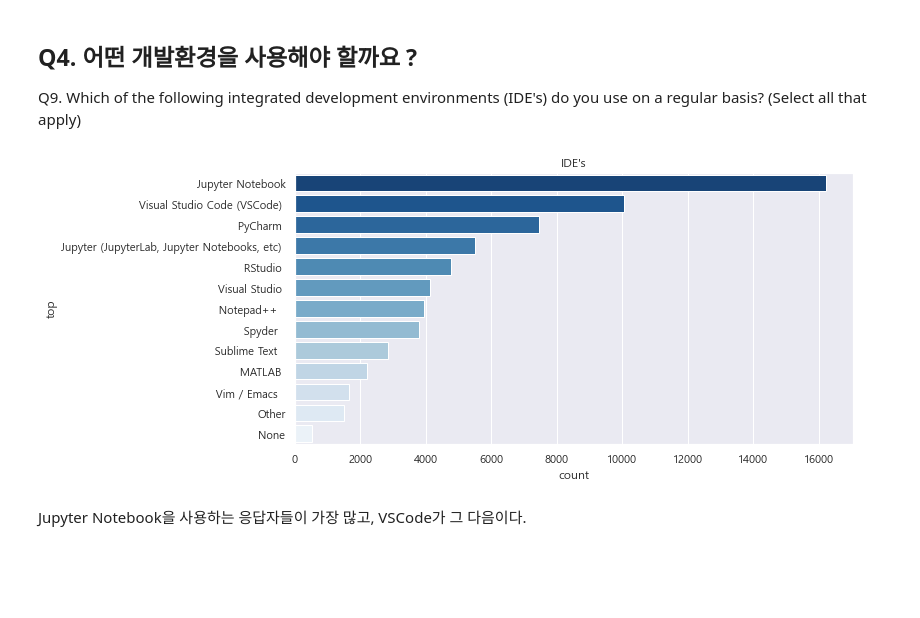
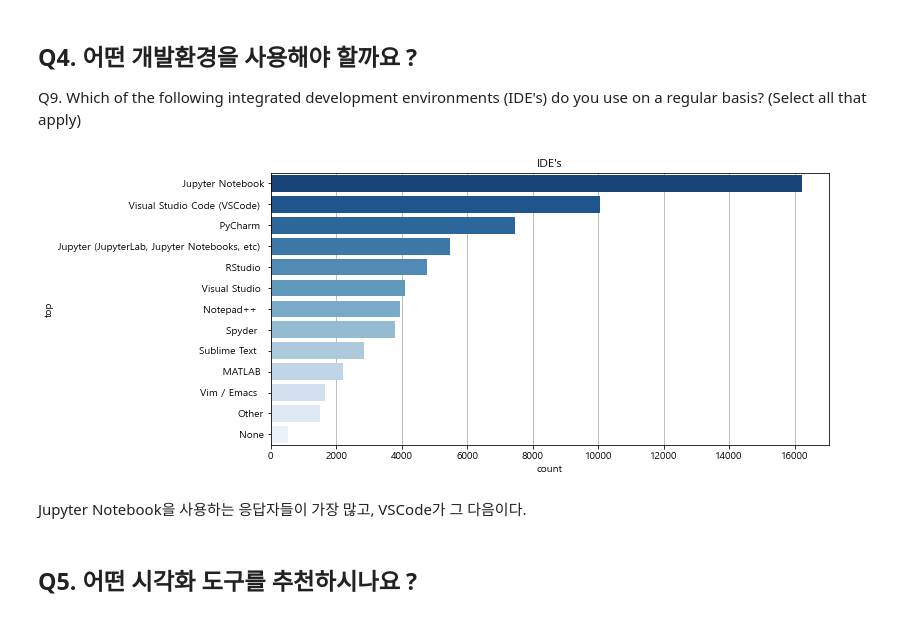
Before and after one commit to alsrud2298/Kaggle, a Jupyter notebook: Kaggle-ML-DS-survey-2021-EDA.ipynb, the cells around one changed output. Cells and saved outputs as stored; diff of their text form; code cells hidden in the pictures; blank space fills up the shorter version.

```diff
--- a/Kaggle-ML-DS-survey-2021-EDA.ipynb
+++ b/Kaggle-ML-DS-survey-2021-EDA.ipynb
@@ -18,3 +18,8 @@ import seaborn as sns
 # Warnings 감추기
 import warnings
 warnings.filterwarnings('ignore')
+
+# 그래프 설정
+%matplotlib inline
+plt.rcParams['axes.grid.axis'] = 'both' # 격자 기본 설정
+plt.rcParams['axes.axisbelow'] = True # 그래프 뒤에 나타나도록 설정
@@ -422,3 +430,9 @@ Engineer들은 파이썬을 훨씬 더 많이 사용하며 통계학자의 경
+# %%
+def show_plot_by_qno(answer,qno,title=None):
+    if qno in question.columns:
+        show_countplot_by_qno(answer,qno,title)
+    else:
+        show_multiple_choice_bar_plot_by_qno(answer,qno,title)
 # %% [markdown]
 ## Q2. 어떤 플랫폼에서 데이터사이언스를 배워야할까요 ?
 Q40. On which platforms have you begun or completed data science courses? (Select all that apply)
@@ -447,8 +461,10 @@ Q9. Which of the following integrated development environments (IDE's) do you us
 (Select all that apply)
 # %%
 plt.figure(figsize=(10,5))
-show_multiple_choice_bar_plot_by_qno(answer,'Q9',title='IDE\'s')
+show_plot_by_qno(answer,'Q9',title='IDE\'s')
 # %% [output]
-[figure, old version]
+[figure, new version]
 # %% [markdown]
 Jupyter Notebook을 사용하는 응답자들이 가장 많고, VSCode가 그 다음이다.
+# %% [markdown]
+## Q5. 어떤 시각화 도구를 추천하시나요 ?
```
Also changed, not shown: parts of 55 cells of this notebook.
